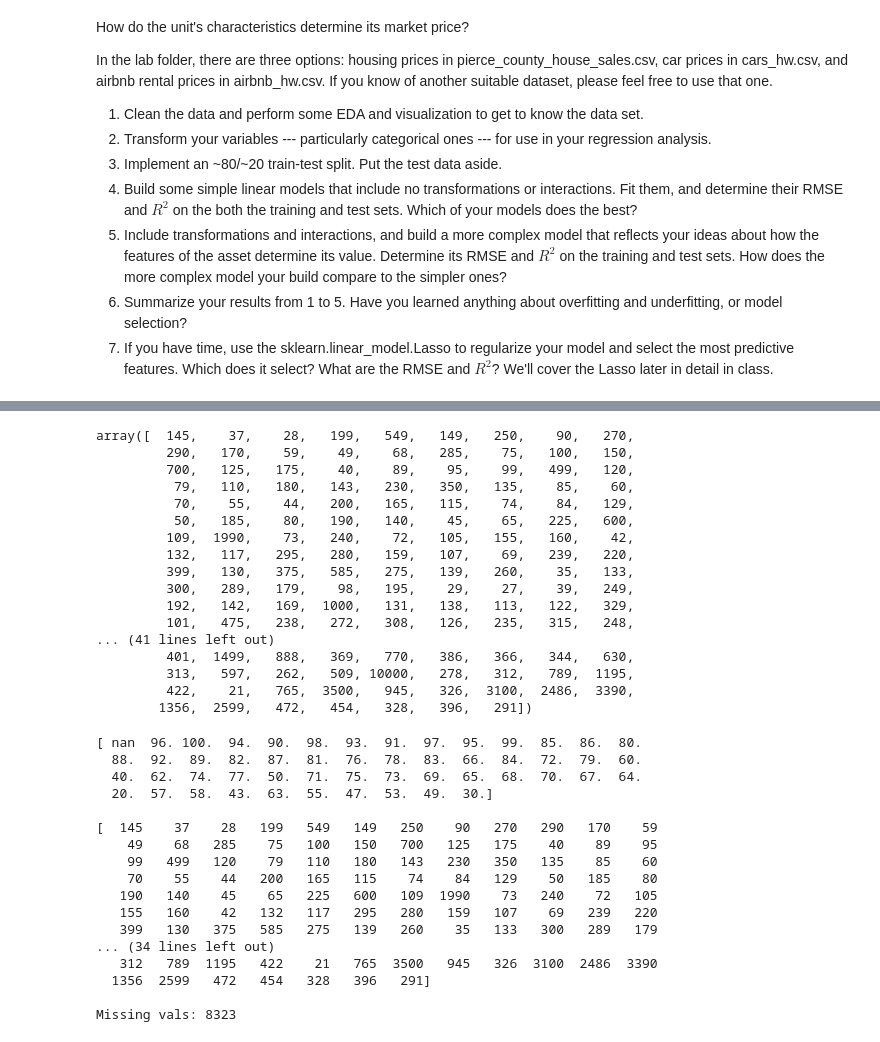
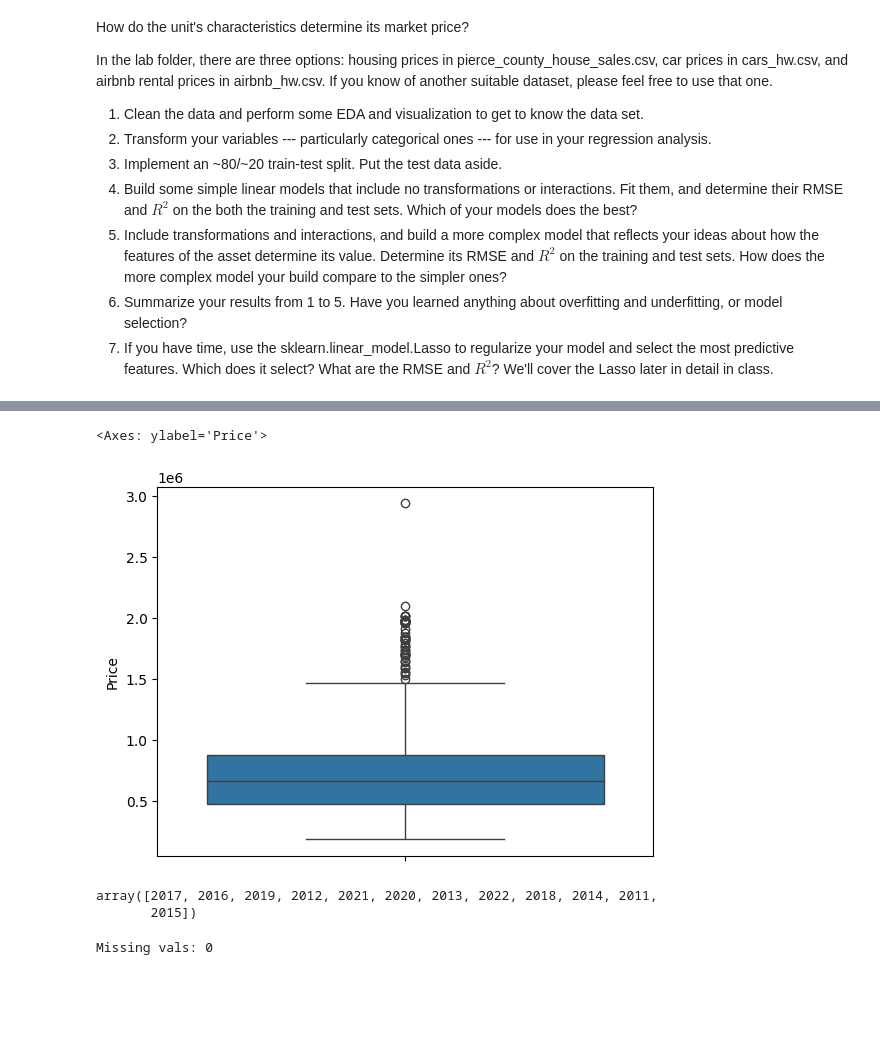
Before and after one commit to dsizzle67/ds3001-linearRegression, a Jupyter notebook: 04_hedonic_pricing/04_hedonic_pricing.ipynb, the cells around one changed output, grey strips where cells are left out. Drawn from its saved outputs; the diff is of its cells as text; code cells hidden in the pictures; blank space fills up the shorter version.

```diff
--- a/04_hedonic_pricing/04_hedonic_pricing.ipynb
+++ b/04_hedonic_pricing/04_hedonic_pricing.ipynb
@@ -88,45 +84,19 @@ Missing vals: 0
+# %%
+sns.boxplot(price)
+# %% [output]
+<Axes: ylabel='Price'>
+[figure, added]
 # %%
-reviews = df['Review Scores Rating']
-price.unique()
+reviews = df['Make_Year']
+reviews.unique()
 # %% [output]
-array([  145,    37,    28,   199,   549,   149,   250,    90,   270,
-         290,   170,    59,    49,    68,   285,    75,   100,   150,
-         700,   125,   175,    40,    89,    95,    99,   499,   120,
-          79,   110,   180,   143,   230,   350,   135,    85,    60,
-          70,    55,    44,   200,   165,   115,    74,    84,   129,
-          50,   185,    80,   190,   140,    45,    65,   225,   600,
-         109,  1990,    73,   240,    72,   105,   155,   160,    42,
-         132,   117,   295,   280,   159,   107,    69,   239,   220,
-         399,   130,   375,   585,   275,   139,   260,    35,   133,
-         300,   289,   179,    98,   195,    29,    27,    39,   249,
-         192,   142,   169,  1000,   131,   138,   113,   122,   329,
-         101,   475,   238,   272,   308,   126,   235,   315,   248,
-... (41 lines left out)
-         401,  1499,   888,   369,   770,   386,   366,   344,   630,
-         313,   597,   262,   509, 10000,   278,   312,   789,  1195,
-         422,    21,   765,  3500,   945,   326,  3100,  2486,  3390,
-        1356,  2599,   472,   454,   328,   396,   291])
+array([2017, 2016, 2019, 2012, 2021, 2020, 2013, 2022, 2018, 2014, 2011,
+       2015])
 # %%
 # reviews = reviews.str.replace(",", "")
-print(reviews.unique(), "\n")
-reviews = pd.to_numeric(reviews, errors="coerce")
-print(price.unique(), "\n")
+# print(reviews.unique(), "\n")
+# reviews = pd.to_numeric(reviews, errors="coerce")
+# print(reviews.unique(), "\n")
 print("Missing vals:", sum(reviews.isnull()))
 # %% [output]
-[ nan  96. 100.  94.  90.  98.  93.  91.  97.  95.  99.  85.  86.  80.
-  88.  92.  89.  82.  87.  81.  76.  78.  83.  66.  84.  72.  79.  60.
-  40.  62.  74.  77.  50.  71.  75.  73.  69.  65.  68.  70.  67.  64.
-  20.  57.  58.  43.  63.  55.  47.  53.  49.  30.]
-
-[  145    37    28   199   549   149   250    90   270   290   170    59
-    49    68   285    75   100   150   700   125   175    40    89    95
-    99   499   120    79   110   180   143   230   350   135    85    60
-    70    55    44   200   165   115    74    84   129    50   185    80
-   190   140    45    65   225   600   109  1990    73   240    72   105
-   155   160    42   132   117   295   280   159   107    69   239   220
-   399   130   375   585   275   139   260    35   133   300   289   179
-... (34 lines left out)
-   312   789  1195   422    21   765  3500   945   326  3100  2486  3390
-  1356  2599   472   454   328   396   291]
-
-Missing vals: 8323
+Missing vals: 0
```
Also changed, not shown: parts of 14 cells of this notebook.
